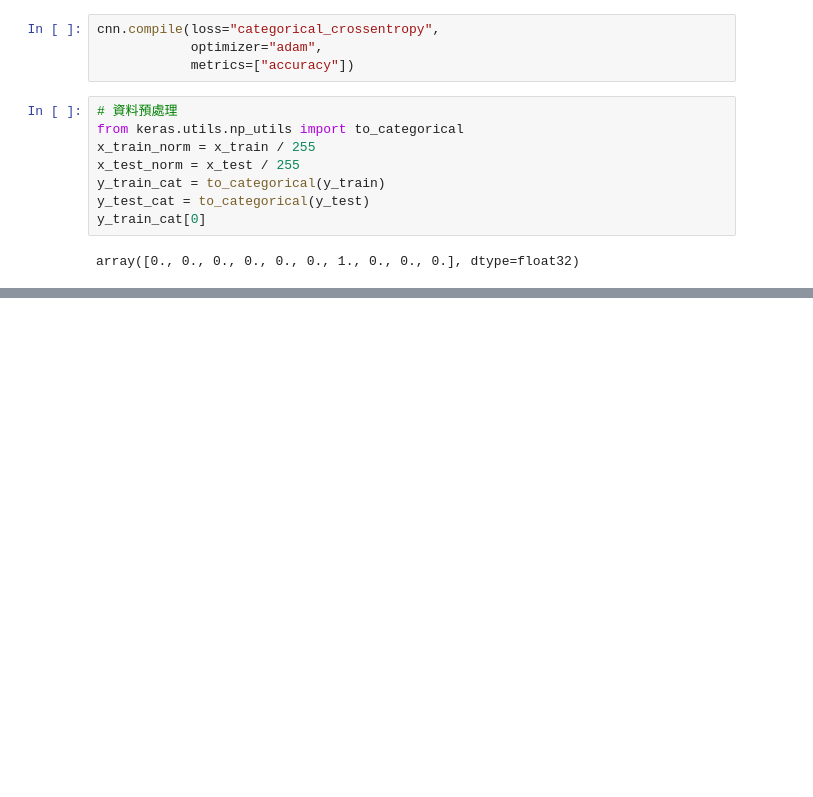
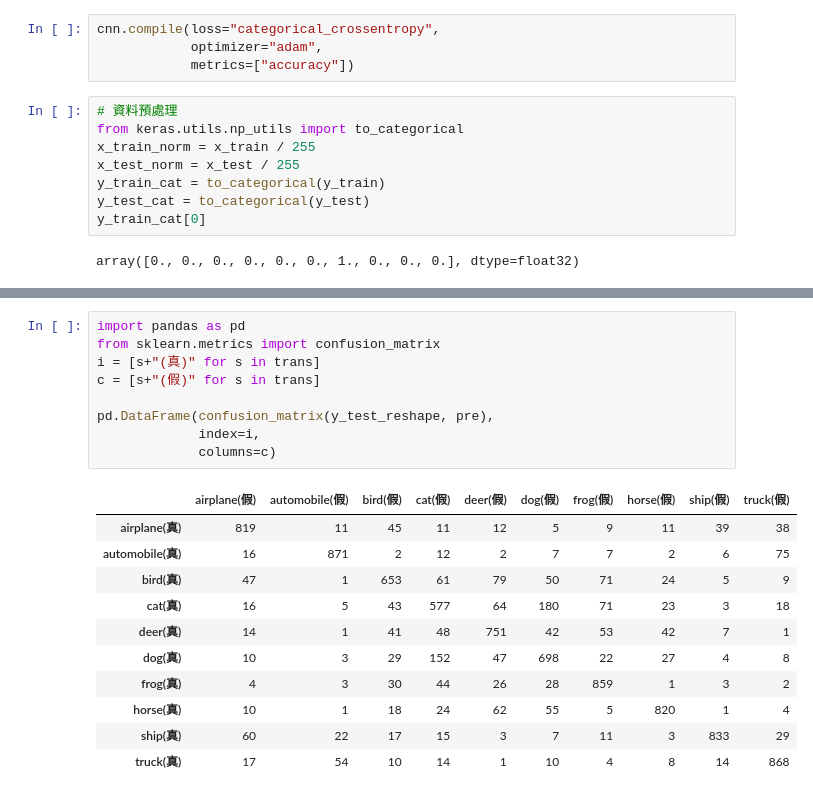
Before and after one commit to Elwing-Chou/MLTT, a Jupyter notebook: simplecnn.ipynb, the cells around one changed output, grey strips where cells are left out. Drawn from its saved outputs; the diff is of its cells as text; blank space fills up the shorter version.

```diff
--- a/simplecnn.ipynb
+++ b/simplecnn.ipynb
@@ -107,0 +148,21 @@ WARNING:tensorflow:From /usr/local/lib/python3.6/dist-packages/keras/backend/ten
+# %%
+import pandas as pd
+from sklearn.metrics import confusion_matrix
+i = [s+"(真)" for s in trans]
+c = [s+"(假)" for s in trans]
+
+pd.DataFrame(confusion_matrix(y_test_reshape, pre),
+             index=i,
+             columns=c)
+# %% [output]
+|  | airplane(假) | automobile(假) | bird(假) | cat(假) | deer(假) | dog(假) | frog(假) | horse(假) | ship(假) | truck(假) |
+| airplane(真) | 819 | 11 | 45 | 11 | 12 | 5 | 9 | 11 | 39 | 38 |
+| automobile(真) | 16 | 871 | 2 | 12 | 2 | 7 | 7 | 2 | 6 | 75 |
+| bird(真) | 47 | 1 | 653 | 61 | 79 | 50 | 71 | 24 | 5 | 9 |
+| cat(真) | 16 | 5 | 43 | 577 | 64 | 180 | 71 | 23 | 3 | 18 |
+| deer(真) | 14 | 1 | 41 | 48 | 751 | 42 | 53 | 42 | 7 | 1 |
+| dog(真) | 10 | 3 | 29 | 152 | 47 | 698 | 22 | 27 | 4 | 8 |
+| frog(真) | 4 | 3 | 30 | 44 | 26 | 28 | 859 | 1 | 3 | 2 |
+| horse(真) | 10 | 1 | 18 | 24 | 62 | 55 | 5 | 820 | 1 | 4 |
+| ship(真) | 60 | 22 | 17 | 15 | 3 | 7 | 11 | 3 | 833 | 29 |
+| truck(真) | 17 | 54 | 10 | 14 | 1 | 10 | 4 | 8 | 14 | 868 |
```
Also changed, not shown: parts of 8 cells of this notebook.
